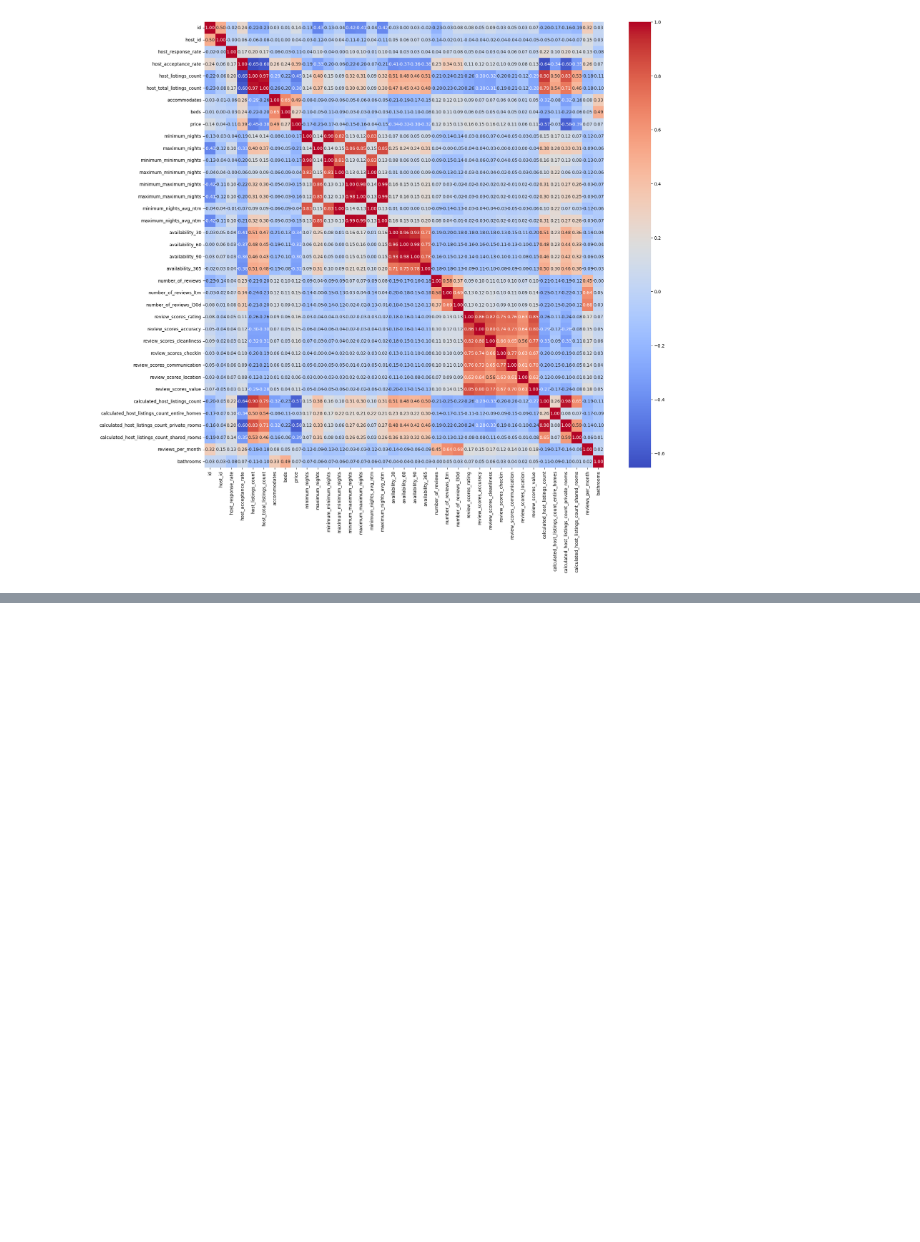
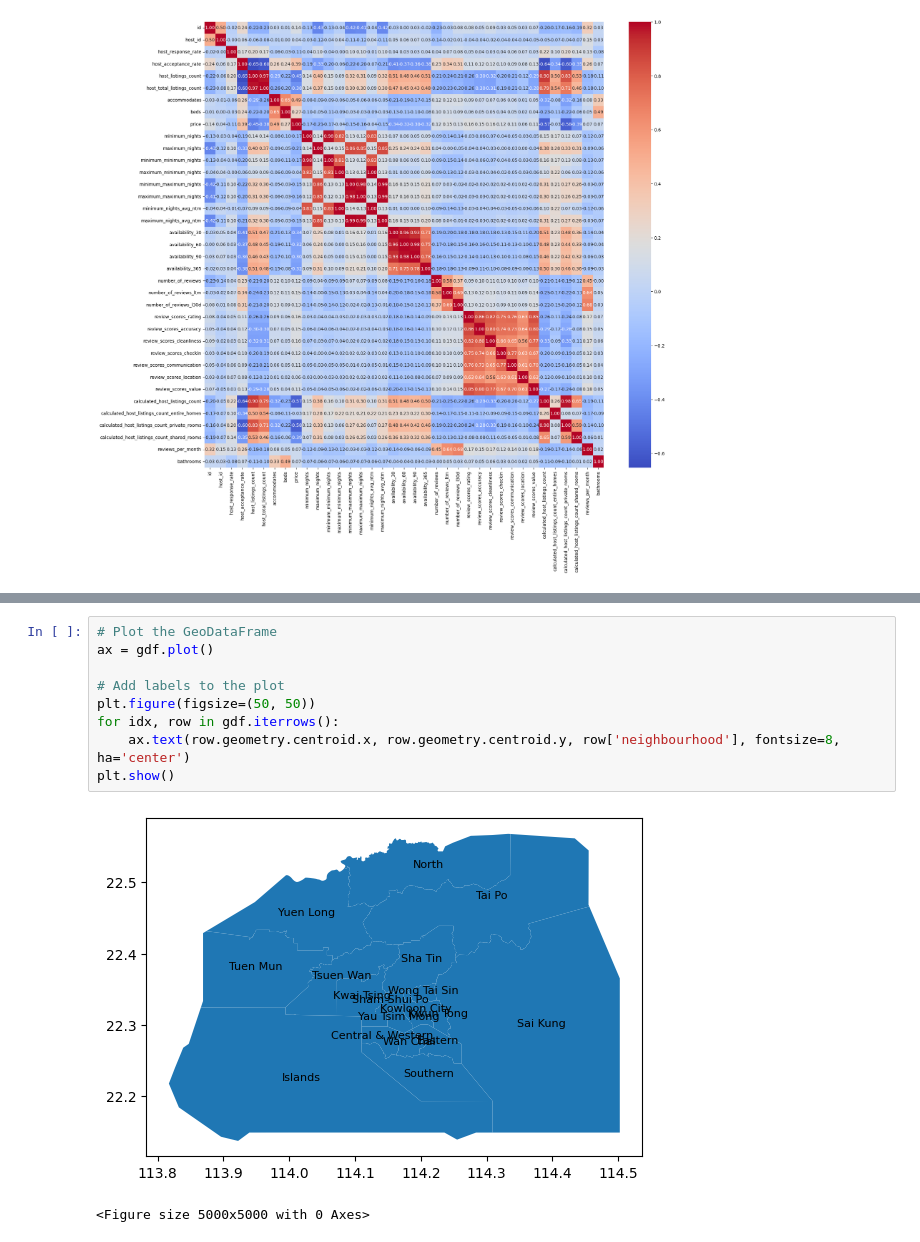
Before and after one commit to alelledo/Hong-Kong_project, a Jupyter notebook: Hong-Kong-project.ipynb, the cells around one changed output, grey strips where cells are left out. Saved outputs shown, nothing was run; the diff lists cells and outputs as text; blank space fills up the shorter version.

```diff
--- a/Hong-Kong-project.ipynb
+++ b/Hong-Kong-project.ipynb
@@ -253,0 +303,12 @@ print(sns.relplot(data=listings, x="bathrooms", y="price", kind='line'))
+# %%
+# Plot the GeoDataFrame
+ax = gdf.plot()
+
+# Add labels to the plot
+plt.figure(figsize=(50, 50))
+for idx, row in gdf.iterrows():
+    ax.text(row.geometry.centroid.x, row.geometry.centroid.y, row['neighbourhood'], fontsize=8, ha='center')
+plt.show()
+# %% [output]
+[figure, added]
+<Figure size 5000x5000 with 0 Axes>
```
Also changed, not shown: parts of 9 cells of this notebook.
